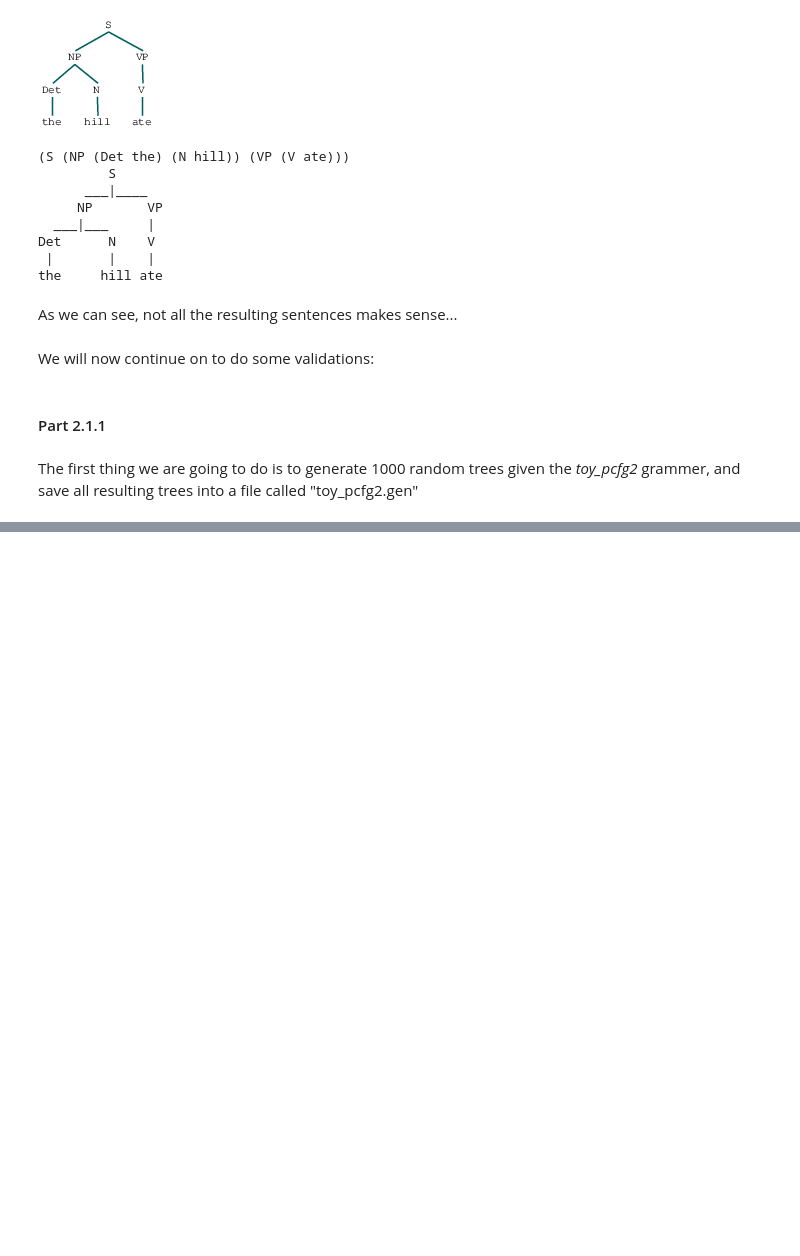
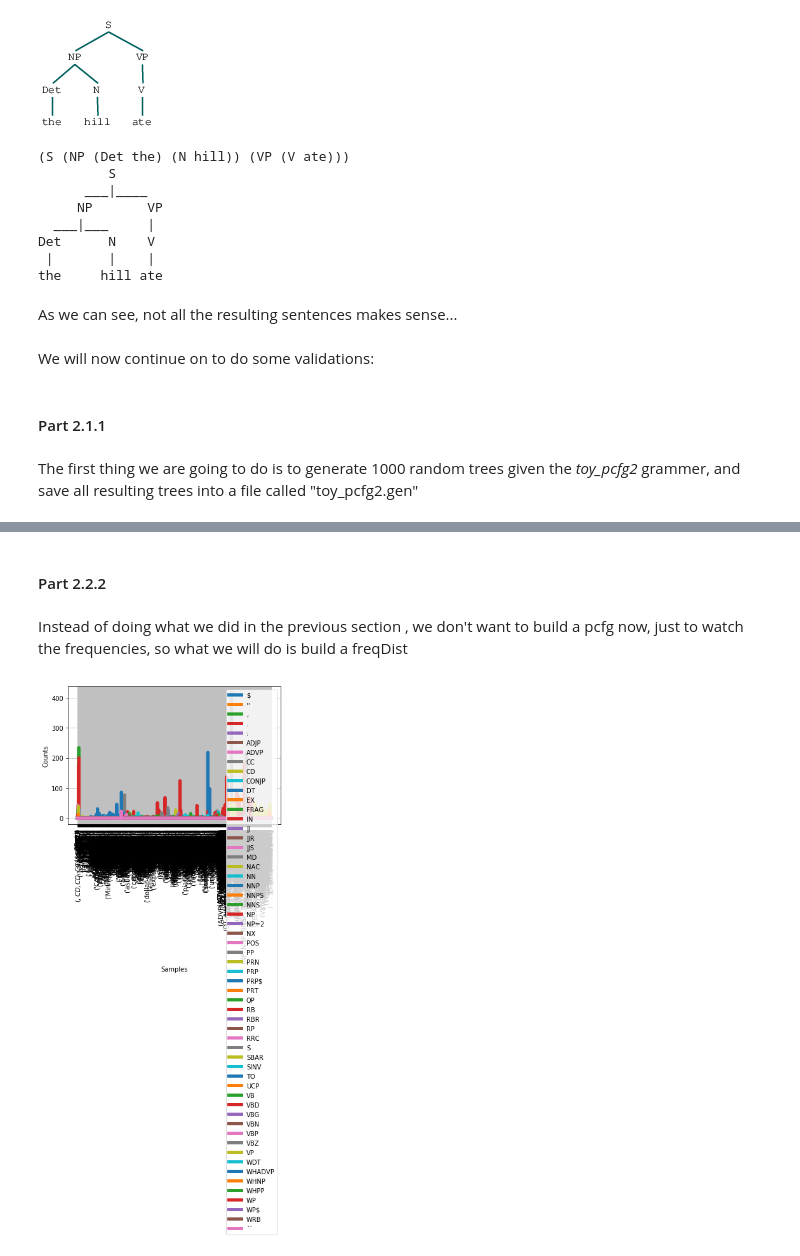
Before and after one commit to taihak94/NLP2019, a Jupyter notebook: assignment3/Assignment 3.ipynb, the cells around one changed output, grey strips where cells are left out. Drawn from its saved outputs; the diff is of its cells as text; code cells hidden in the pictures; blank space fills up the shorter version.

```diff
--- a/assignment3/Assignment 3.ipynb
+++ b/assignment3/Assignment 3.ipynb
@@ -196,0 +251,25 @@ induce_pcfg(Nonterminal('S'), productions).productions()
+# %%
+def get_tag(tree):
+    if isinstance(tree, Tree):
+        simplified_tag = simplify_functional_tag(tree.label())
+        # -NONE- tag
+        if simplified_tag == " ":
+            return " "
+        return Nonterminal(simplify_functional_tag(tree.label()))
+    else:
+        return tree
+
+def tree_to_production(tree):
+    # if the root is NONE we don't need to parse it more
+    if(" " == get_tag(tree)):
+        return
+    else:
+        return Production(get_tag(tree), [get_tag(child) for child in tree])
+
+def tree_to_productions(tree):
+    yield tree_to_production(tree)
+    for child in tree:
+        if isinstance(child, Tree):
+            for prod in tree_to_productions(child):
+                if prod:
+                    yield prod
@@ -196,0 +285,4 @@ induce_pcfg(Nonterminal('S'), productions).productions()
+# %%
+treebank = LazyCorpusLoader('treebank/combined', BracketParseCorpusReader, r'wsj_.*\.mrg')
+two_hundred_trees_pcfg = pcfg_learn(treebank, 200)
+four_hunred_trees_pcfg = pcfg_learn(treebank, 400)
@@ -196,0 +291,21 @@ induce_pcfg(Nonterminal('S'), productions).productions()
+# %% [markdown]
+#### Part 2.2.2
+# %% [markdown]
+Instead of doing what we did in the previous section , we don't want to build a pcfg now, just to watch the frequencies, so what we will do is build a freqDist
+# %%
+def pcfg_freq(treebank, n):
+    trees = treebank.parsed_sents()[:n]
+    trees_productions = []
+    for tree in trees:
+        productions = tree_to_productions(tree)
+        trees_productions += [prod for prod in productions]
+    print(production.__str__()[0] for production in trees_productions)
+    pcfg_induced = nltk.ConditionalFreqDist(production for production in trees_productions)
+    return pcfg_induced
+# %%
+two_hundred_trees_freq = pcfg_freq(treebank, 200)
+print(two_hundred_trees_freq)
+# %%
+two_hundred_trees_freq.plot(linewidth=5)
+# %% [output]
+[figure, added]
```
Also changed, not shown: parts of 16 cells of this notebook.
